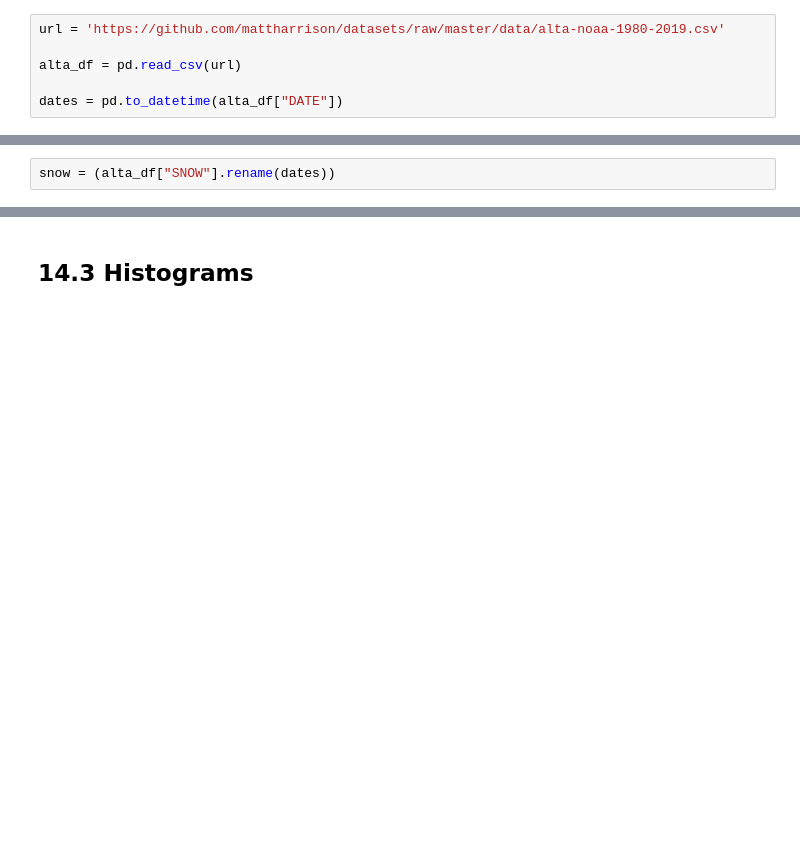
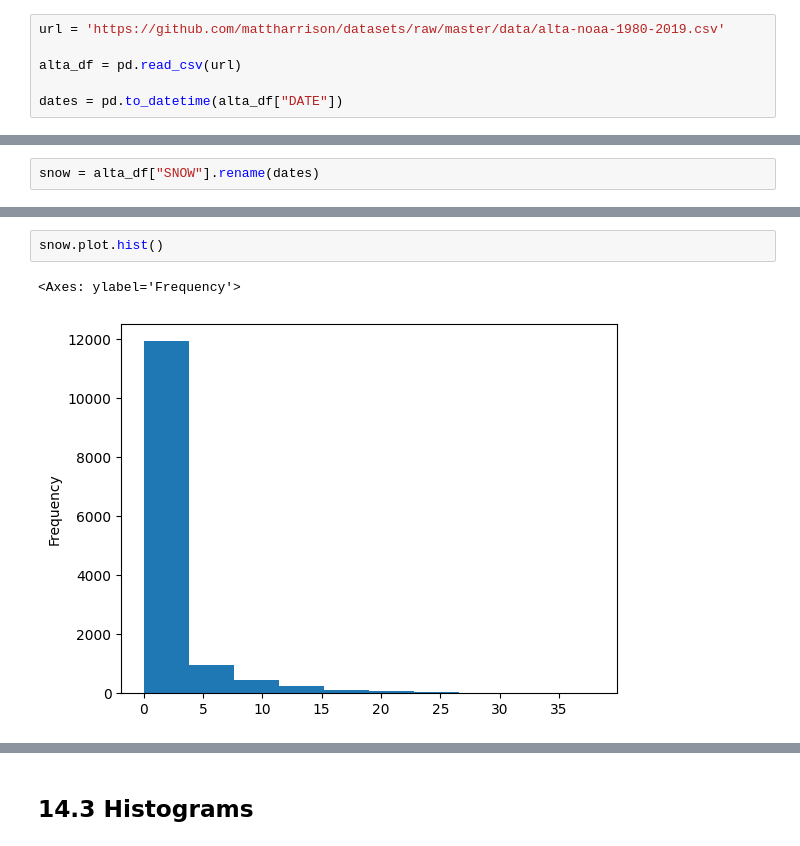
Before and after one commit to stevechengnyc/effective-pandas, a Jupyter notebook: 14-plotting-with-a-series.ipynb, the cells around one changed output, grey strips where cells are left out. Drawn from its saved outputs; the diff is of its cells as text; blank space fills up the shorter version.

```diff
--- a/14-plotting-with-a-series.ipynb
+++ b/14-plotting-with-a-series.ipynb
@@ -22,5 +62,5 @@ dates = pd.to_datetime(alta_df["DATE"])
 # %%
-snow = (alta_df["SNOW"].rename(dates))
+snow = alta_df["SNOW"].rename(dates)
 # %%
 snow
 # %% [output]
@@ -38,0 +81,5 @@ Name: SNOW, Length: 14160, dtype: float64
+# %%
+snow.plot.hist()
+# %% [output]
+<Axes: ylabel='Frequency'>
+[figure, added]
```
Also changed, not shown: parts of 22 cells of this notebook.
